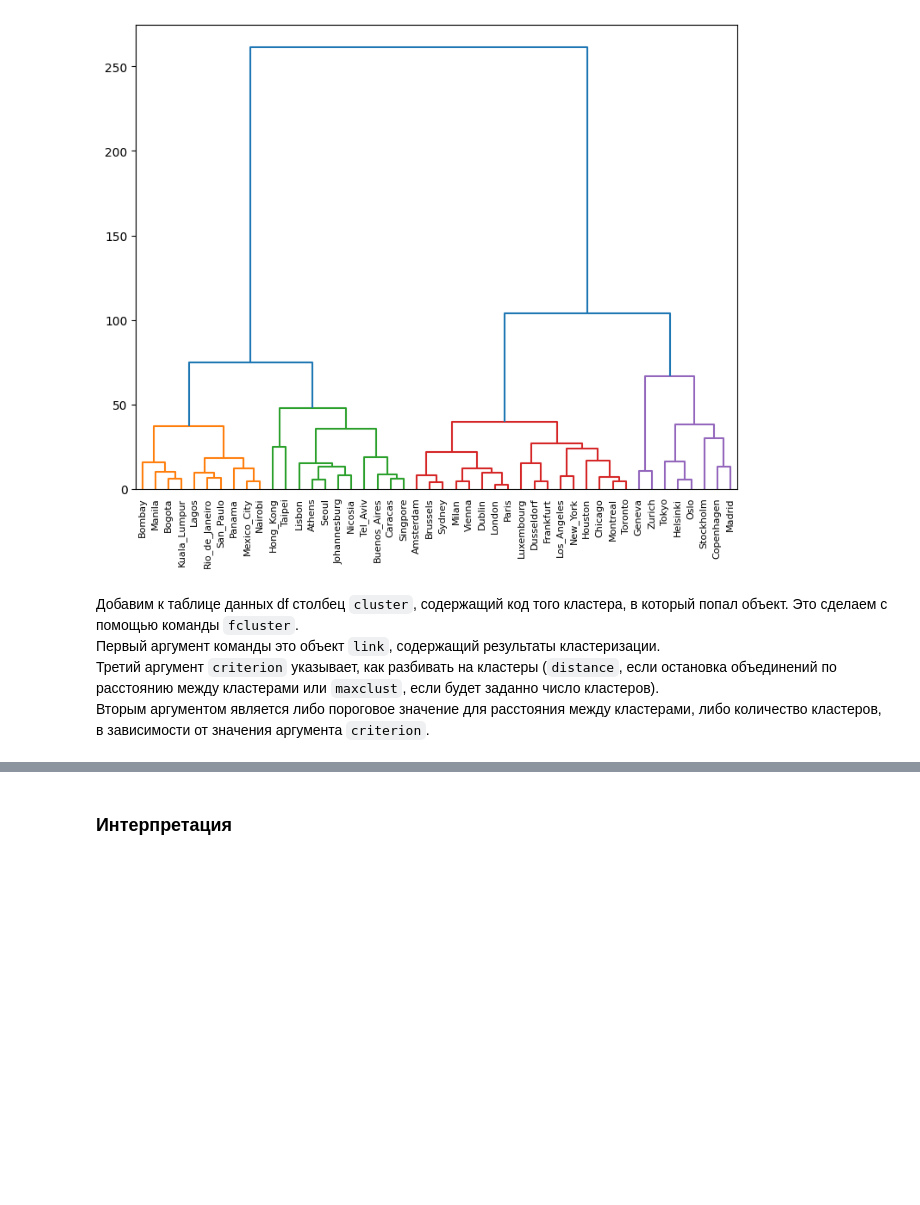
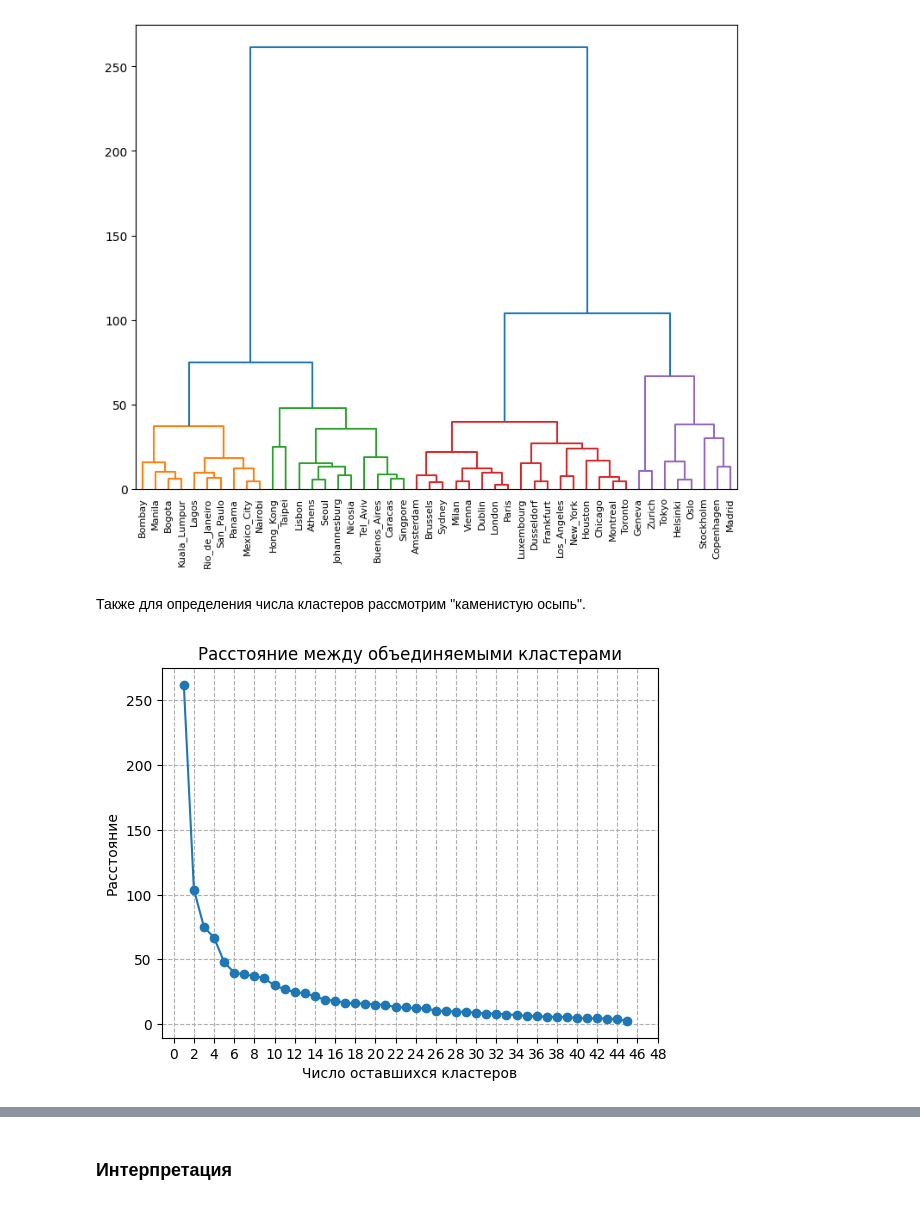
Before and after one commit to Hope1133/Data_analysis_itmo_DZ, a Jupyter notebook: DZ1_cluster_ierarh/DZ1_cluster_ierarh.ipynb, the cells around one changed output, grey strips where cells are left out. Cells and saved outputs as stored; diff of their text form; code cells hidden in the pictures; blank space fills up the shorter version.

````diff
--- a/DZ1_cluster_ierarh/DZ1_cluster_ierarh.ipynb
+++ b/DZ1_cluster_ierarh/DZ1_cluster_ierarh.ipynb
@@ -109,8 +110,18 @@ fig = plt.figure(figsize=(9,7))
 dn = dendrogram(link, color_threshold = 70, labels=df.index.tolist())
 # %% [output]
 [figure]
-# %% [markdown]
-Добавим к таблице данных df столбец ```cluster```, содержащий код того кластера, в который попал объект. Это сделаем с помощью команды ```fcluster```. <br>
-Первый аргумент команды это объект ```link```, содержащий результаты кластеризации.  <br>
-Третий аргумент ```criterion``` указывает, как разбивать на кластеры (```distance```, если остановка объединений по расстоянию между кластерами или ```maxclust```, если будет заданно число кластеров).  <br>
-Вторым  аргументом является либо пороговое значение для расстояния между кластерами, либо количество кластеров, в зависимости от значения аргумента ```criterion```.
+# %% [markdown]
+Также для определения числа кластеров рассмотрим "каменистую осыпь".
+# %%
+dist = link[:, 2]   # расстояния между объединяемыми кластерами
+dist_rev = dist[::-1]
+idxs = range(1, len(dist) + 1)
+plt.plot(idxs, dist_rev, marker='o')
+plt.title('Расстояние между объединяемыми кластерами')
+plt.xlabel('Число оставшихся кластеров')
+plt.ylabel('Расстояние')
+plt.grid(linestyle = '--')
+plt.xticks(np.arange(0, 50, 2))
+plt.show()
+# %% [output]
+[figure, added]
````
Also changed, not shown: parts of 75 cells of this notebook, 1 other file.
